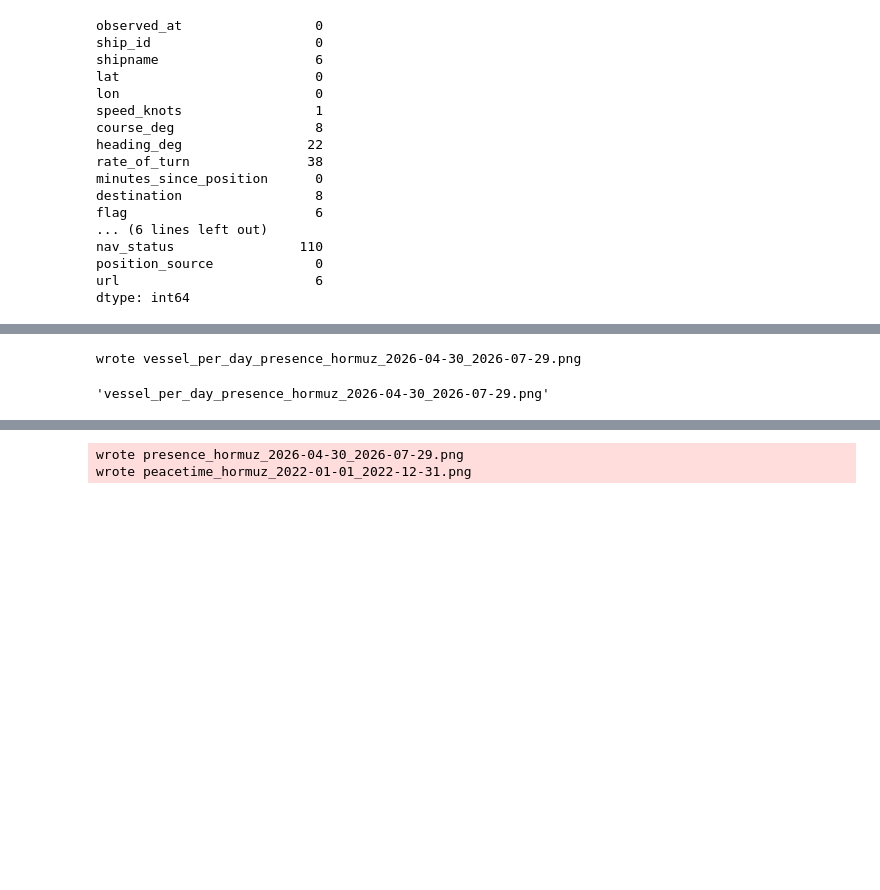
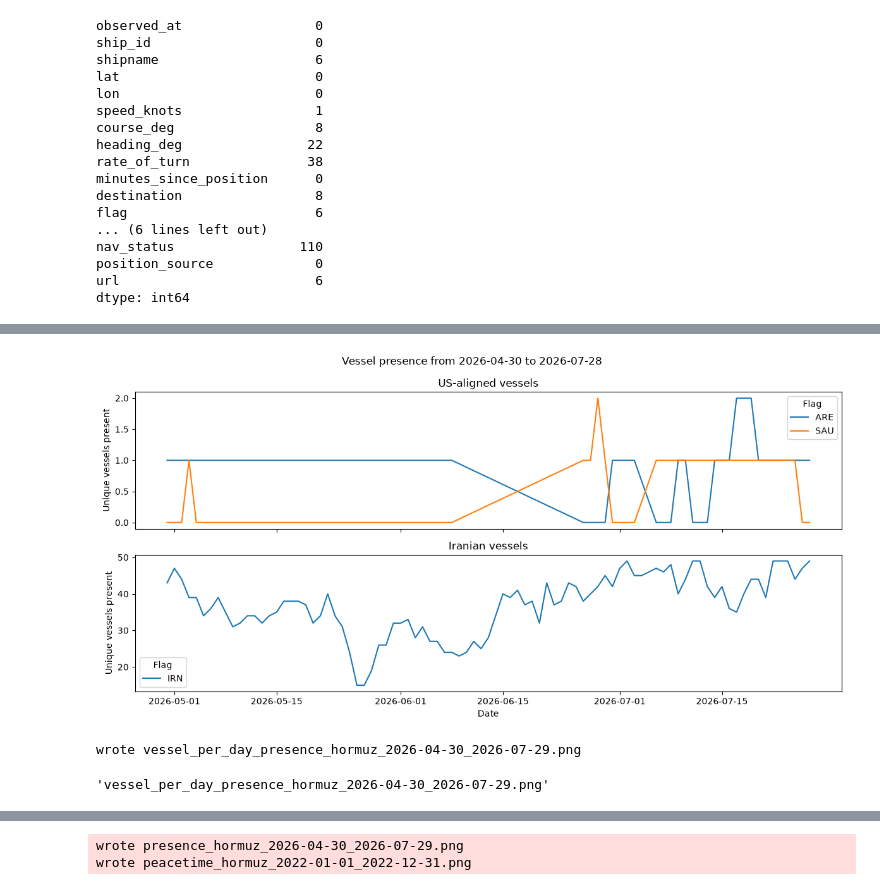
Before and after one commit to nanosnek/strait-of-hormuz-analyzed, a Jupyter notebook: EDA.ipynb, the cells around one changed output, grey strips where cells are left out. Drawn from its saved outputs; the diff is of its cells as text; code cells hidden in the pictures; blank space fills up the shorter version.

```diff
--- a/EDA.ipynb
+++ b/EDA.ipynb
@@ -187,7 +175,7 @@ Iran_belligerent = ["IRN"]
 # %%
-import plotting
-plotting.vessel_departures_per_day(csv_path='presence_hormuz_2026-04-30_2026-07-29.csv', beligerents_only=True, show=False)
+plotting.vessel_departures_per_day(csv_path='presence_hormuz_2026-04-30_2026-07-29.csv', beligerents_only=True, show=True)
 # %% [output]
+[figure, added]
 wrote vessel_per_day_presence_hormuz_2026-04-30_2026-07-29.png
 'vessel_per_day_presence_hormuz_2026-04-30_2026-07-29.png'
 # %%
```
Also changed, not shown: parts of 13 cells of this notebook, 2 other files.
